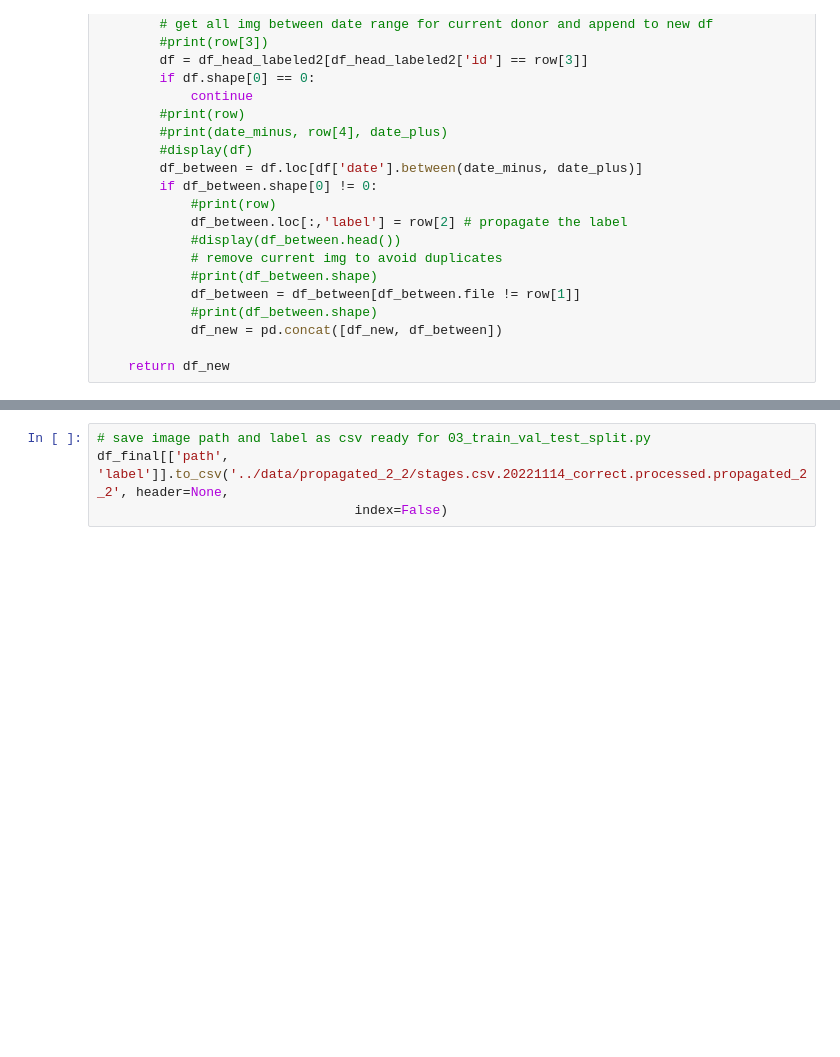
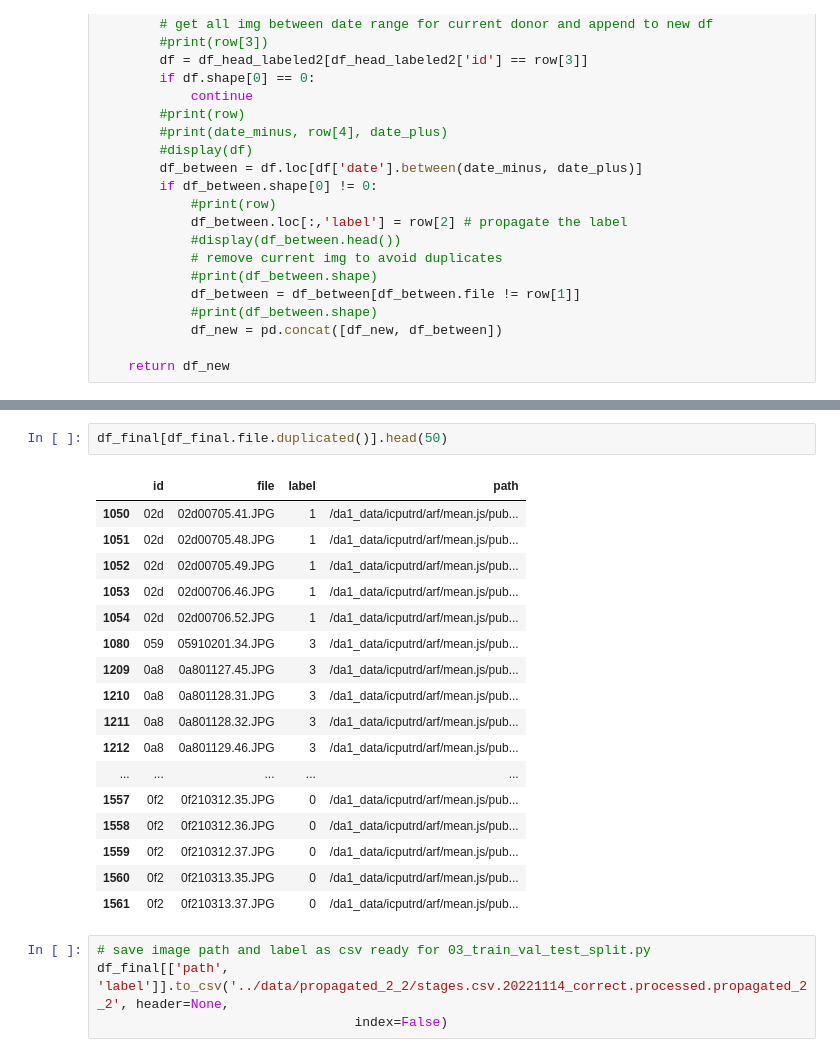
Before and after one commit to annamarianau/human_decomposition_image_classification, a Jupyter notebook: notebooks/label_propagation.ipynb, the cells around one changed output, grey strips where cells are left out. Cells and saved outputs as stored; diff of their text form; blank space fills up the shorter version.

```diff
--- a/notebooks/label_propagation.ipynb
+++ b/notebooks/label_propagation.ipynb
@@ -292,6 +302,26 @@ display(df_final.head())
 | 2 | 000 | 00000213.21.JPG | 1 | /da1_data/icputrd/arf/mean.js/pub... |
 | 3 | 000 | 00000219.07.JPG | 1 | /da1_data/icputrd/arf/mean.js/pub... |
 | 4 | 000 | 00000222.08.JPG | 2 | /da1_data/icputrd/arf/mean.js/pub... |
+# %%
+df_final[df_final.file.duplicated()].head(50)
+# %% [output]
+|  | id | file | label | path |
+| 1050 | 02d | 02d00705.41.JPG | 1 | /da1_data/icputrd/arf/mean.js/pub... |
+| 1051 | 02d | 02d00705.48.JPG | 1 | /da1_data/icputrd/arf/mean.js/pub... |
+| 1052 | 02d | 02d00705.49.JPG | 1 | /da1_data/icputrd/arf/mean.js/pub... |
+| 1053 | 02d | 02d00706.46.JPG | 1 | /da1_data/icputrd/arf/mean.js/pub... |
+| 1054 | 02d | 02d00706.52.JPG | 1 | /da1_data/icputrd/arf/mean.js/pub... |
+| 1080 | 059 | 05910201.34.JPG | 3 | /da1_data/icputrd/arf/mean.js/pub... |
+| 1209 | 0a8 | 0a801127.45.JPG | 3 | /da1_data/icputrd/arf/mean.js/pub... |
+| 1210 | 0a8 | 0a801128.31.JPG | 3 | /da1_data/icputrd/arf/mean.js/pub... |
+| 1211 | 0a8 | 0a801128.32.JPG | 3 | /da1_data/icputrd/arf/mean.js/pub... |
+| 1212 | 0a8 | 0a801129.46.JPG | 3 | /da1_data/icputrd/arf/mean.js/pub... |
+| ... | ... | ... | ... | ... |
+| 1557 | 0f2 | 0f210312.35.JPG | 0 | /da1_data/icputrd/arf/mean.js/pub... |
+| 1558 | 0f2 | 0f210312.36.JPG | 0 | /da1_data/icputrd/arf/mean.js/pub... |
+| 1559 | 0f2 | 0f210312.37.JPG | 0 | /da1_data/icputrd/arf/mean.js/pub... |
+| 1560 | 0f2 | 0f210313.35.JPG | 0 | /da1_data/icputrd/arf/mean.js/pub... |
+| 1561 | 0f2 | 0f210313.37.JPG | 0 | /da1_data/icputrd/arf/mean.js/pub... |
 # %%
 # save image path and label as csv ready for 03_train_val_test_split.py
 df_final[['path', 'label']].to_csv('../data/propagated_2_2/stages.csv.20221114_correct.processed.propagated_2_2', header=None,
```
Also changed, not shown: parts of 18 cells of this notebook.
